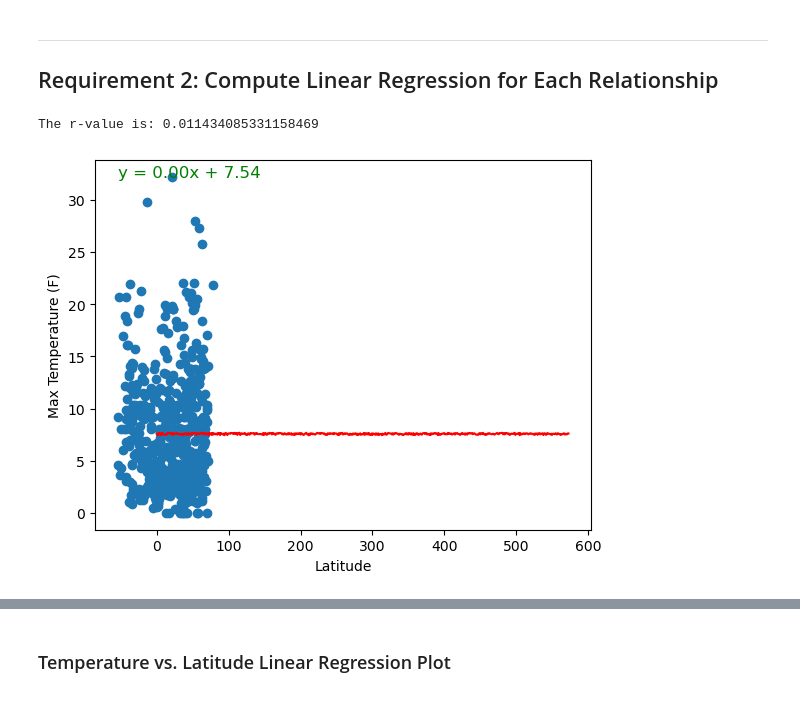
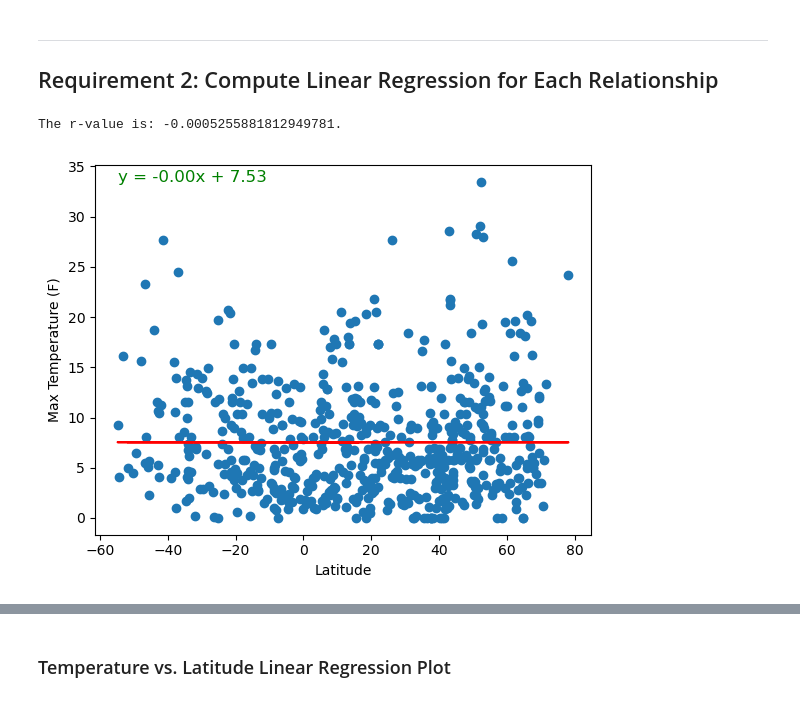
Before and after one commit to jnnfrwht14/Module6_API, a Jupyter notebook: WeatherPy.ipynb, the cells around one changed output, grey strips where cells are left out. Cells and saved outputs as stored; diff of their text form; code cells hidden in the pictures.

Commit message:
weather deltas

```diff
--- a/WeatherPy.ipynb
+++ b/WeatherPy.ipynb
@@ -279,27 +279,26 @@ plt.show()
 # %%
 # Define a function to create Linear Regression plots
 
-def Regression_scatter(weatherdata, xCol, yCol, xLabel, yLabel):
+def Regression_scatter(weatherdata, xCol, yCol):
     x = weatherdata[xCol]
     y = weatherdata[yCol]
 
 correlation = st.pearsonr(x, y)
 (slope, intercept, rvalue, pvalue, stderr) = st.linregress(x, y)
 regression = x * slope + intercept
 line_eq = f'y = {slope:.2f}x + {intercept:.2f}'
-plt.text(min(x), max(y), line_eq, color = "green", fontsize=12)
-print(f"The r-value is: {rvalue}")
+plt.text(min(x), max(y), line_eq, color="green", fontsize=12)
+print(f"The r-value is: {rvalue}.")
 
-plt.plot(regression, color="red", label= f'regression line: y = {slope:.2f}x + {intercept:.2f}')
+plt.plot(x, slope * x + intercept, color="red", label=f'regression line: y = {slope:.2f}x + {intercept:.2f}')
 plt.scatter(x, y)
-#plt.annotate(line_eq,(20,36), fontsize=8)
 plt.xlabel("Latitude", fontsize=10)
 plt.ylabel("Max Temperature (F)", fontsize=10)
 
 plt.show()
 # %% [output]
-The r-value is: 0.011434085331158469
+The r-value is: -0.0005255881812949781.
-[figure, old version]
+[figure, new version]
 # %%
 # Create a DataFrame with the Northern Hemisphere data (Latitude >= 0)
 northern_hemi_df = city_data_df.copy()
```
Also changed, not shown: parts of 19 cells of this notebook, 5 other files.
